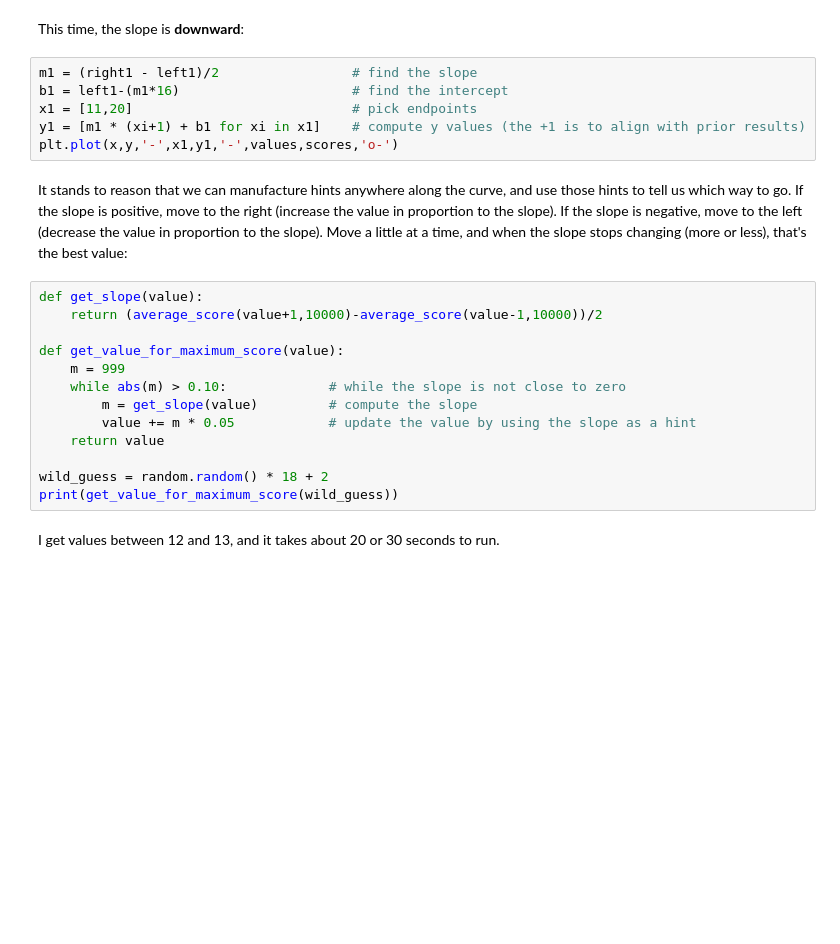
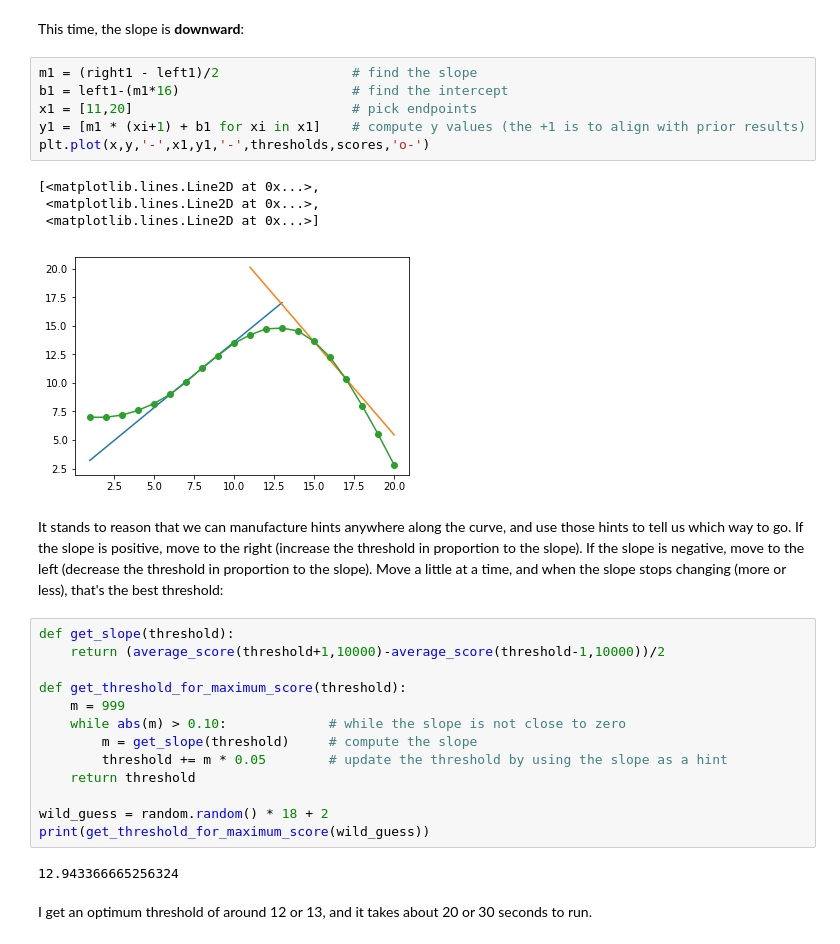
Before and after one commit to junior-ai-intro/guess-learn-ntstew, a Jupyter notebook: Machine Learning, 5. Going Uphill.ipynb, the cells around one changed output. Drawn from its saved outputs; the diff is of its cells as text; blank space fills up the shorter version.

```diff
--- a/Machine Learning, 5. Going Uphill.ipynb
+++ b/Machine Learning, 5. Going Uphill.ipynb
@@ -136,23 +199,30 @@ This time, the slope is **downward**:
 # %%
 m1 = (right1 - left1)/2                 # find the slope
 b1 = left1-(m1*16)                      # find the intercept
 x1 = [11,20]                            # pick endpoints
 y1 = [m1 * (xi+1) + b1 for xi in x1]    # compute y values (the +1 is to align with prior results)
-plt.plot(x,y,'-',x1,y1,'-',values,scores,'o-')
+plt.plot(x,y,'-',x1,y1,'-',thresholds,scores,'o-')
+# %% [output]
+[<matplotlib.lines.Line2D at 0x...>,
+ <matplotlib.lines.Line2D at 0x...>,
+ <matplotlib.lines.Line2D at 0x...>]
+[figure, added]
 # %% [markdown]
-It stands to reason that we can manufacture hints anywhere along the curve, and use those hints to tell us which way to go. If the slope is positive, move to the right (increase the value in proportion to the slope). If the slope is negative, move to the left (decrease the value in proportion to the slope). Move a little at a time, and when the slope stops changing (more or less), that's the best value:
+It stands to reason that we can manufacture hints anywhere along the curve, and use those hints to tell us which way to go. If the slope is positive, move to the right (increase the threshold in proportion to the slope). If the slope is negative, move to the left (decrease the threshold in proportion to the slope). Move a little at a time, and when the slope stops changing (more or less), that's the best threshold:
 # %%
-def get_slope(value):
-    return (average_score(value+1,10000)-average_score(value-1,10000))/2
+def get_slope(threshold):
+    return (average_score(threshold+1,10000)-average_score(threshold-1,10000))/2
 
-def get_value_for_maximum_score(value):
+def get_threshold_for_maximum_score(threshold):
     m = 999
     while abs(m) > 0.10:             # while the slope is not close to zero
-        m = get_slope(value)         # compute the slope
-        value += m * 0.05            # update the value by using the slope as a hint
-    return value
+        m = get_slope(threshold)     # compute the slope
+        threshold += m * 0.05        # update the threshold by using the slope as a hint
+    return threshold
 
 wild_guess = random.random() * 18 + 2
-print(get_value_for_maximum_score(wild_guess))
+print(get_threshold_for_maximum_score(wild_guess))
+# %% [output]
+12.943366665256324
 # %% [markdown]
-I get values between 12 and 13, and it takes about 20 or 30 seconds to run.
+I get an optimum threshold of around 12 or 13, and it takes about 20 or 30 seconds to run.
```
Also changed, not shown: parts of 21 cells of this notebook.
